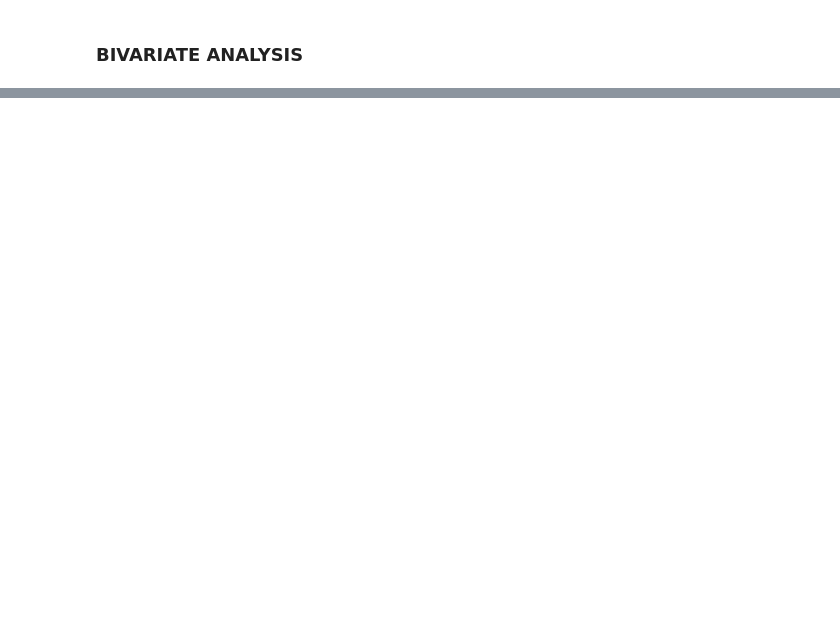
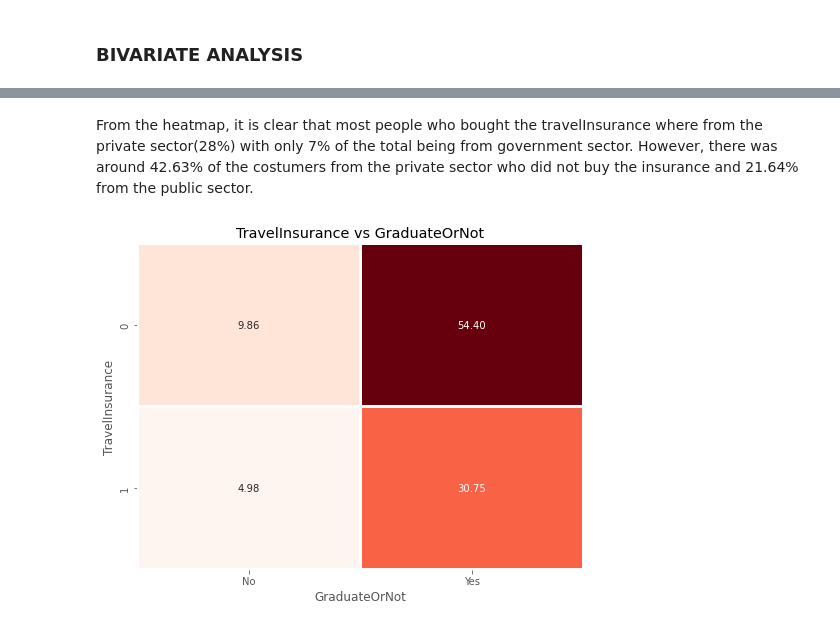
Before and after one commit to franciskyalo/travelprediction, a Jupyter notebook: travelprediction.ipynb, the cells around one changed output, grey strips where cells are left out. Drawn from its saved outputs; the diff is of its cells as text; code cells hidden in the pictures; blank space fills up the shorter version.

```diff
--- a/travelprediction.ipynb
+++ b/travelprediction.ipynb
@@ -318,0 +366,19 @@ Index(['Age', 'Employment Type', 'GraduateOrNot', 'AnnualIncome',
+# %% [markdown]
+From the heatmap, it is clear that most people who bought the travelInsurance where from the private sector(28%) with only 7% of the total being from government sector. However, there was around 42.63% of the costumers from the private sector who did not buy the insurance and 21.64% from the public sector.
+# %%
+# travelinsuarance vs GraduateOrNot
+
+
+plt.figure(figsize=(8,6))
+counts = df.groupby(['TravelInsurance', 'GraduateOrNot']).size().reset_index(name='counts')
+pivot = counts.pivot("TravelInsurance", "GraduateOrNot", "counts")
+
+# Calculate percentages
+total_counts = counts['counts'].sum()
+pivot_percentages = (pivot / total_counts) * 100
+
+sns.heatmap(pivot_percentages, annot=True, cmap="Reds", linewidths=2, fmt=".2f", cbar=False)
+plt.title("TravelInsurance vs GraduateOrNot")
+plt.show()
+# %% [output]
+[figure, added]
```
Also changed, not shown: parts of 65 cells of this notebook.
